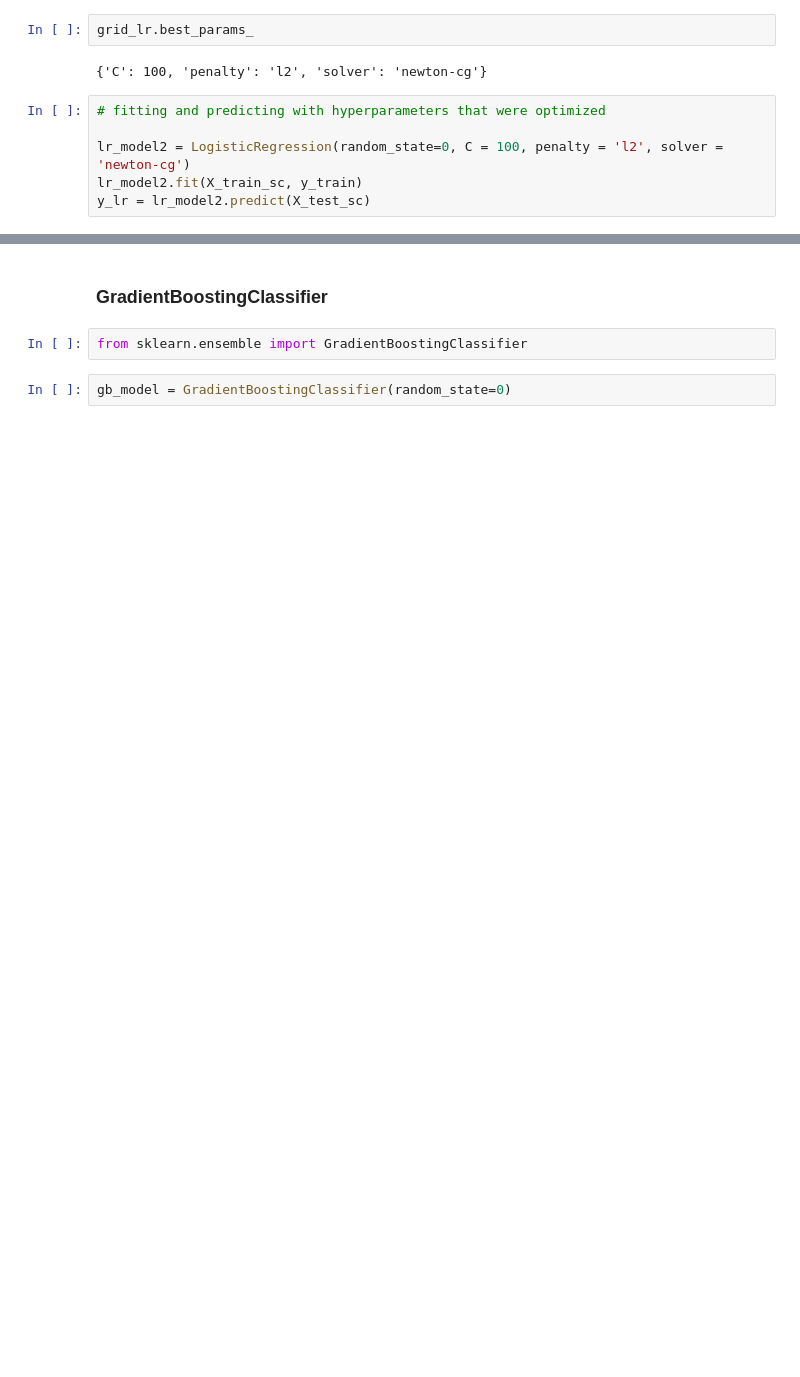
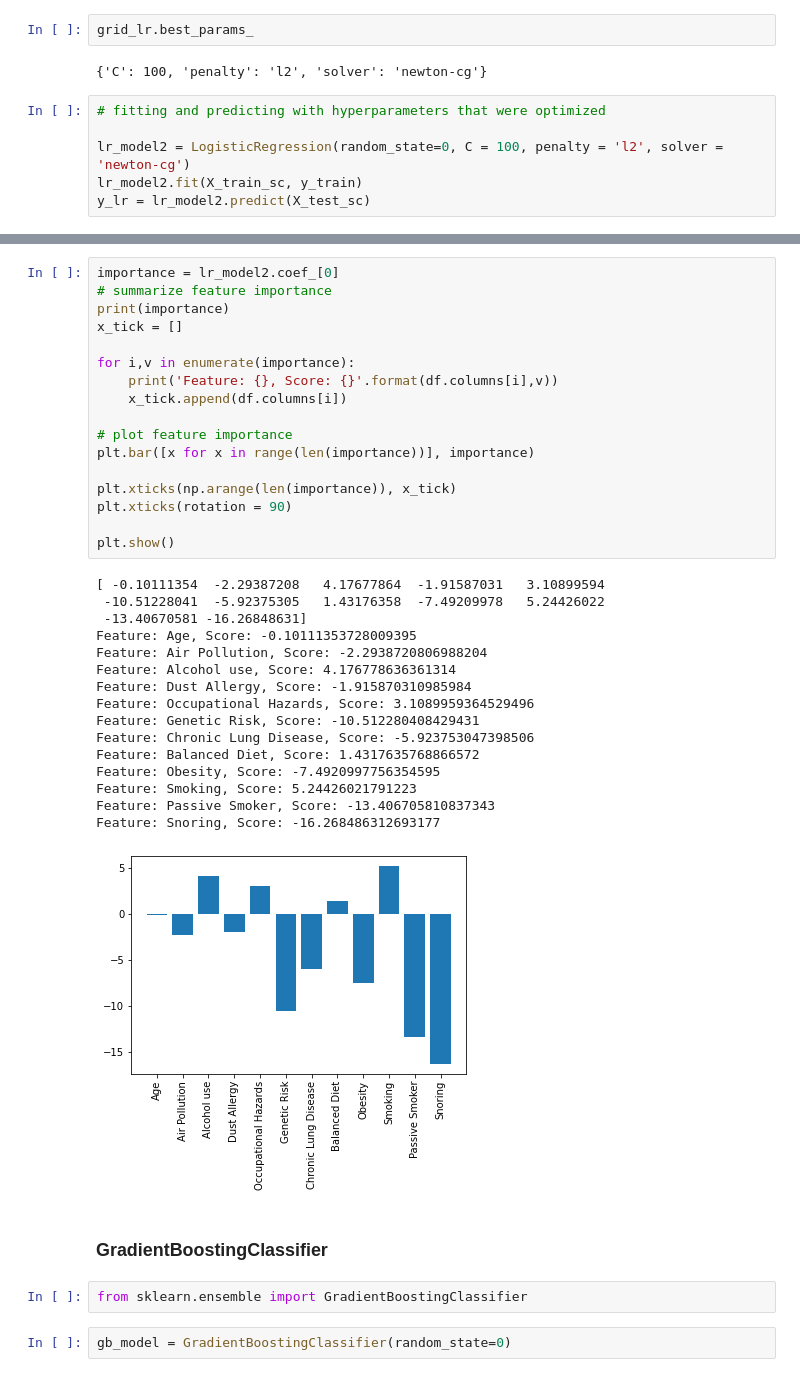
Before and after one commit to joontaka/Springboard, a Jupyter notebook: Assignments/CapstoneTwo/CapstoneTwo-Part4-Modeling.ipynb, the cells around one changed output, grey strips where cells are left out. Saved outputs shown, nothing was run; the diff lists cells and outputs as text; blank space fills up the shorter version.

```diff
--- a/Assignments/CapstoneTwo/CapstoneTwo-Part4-Modeling.ipynb
+++ b/Assignments/CapstoneTwo/CapstoneTwo-Part4-Modeling.ipynb
@@ -229,3 +249,37 @@ weighted avg       1.00      1.00      1.00       200
+# %%
+importance = lr_model2.coef_[0]
+# summarize feature importance
+print(importance)
+x_tick = []
+
+for i,v in enumerate(importance):
+	print('Feature: {}, Score: {}'.format(df.columns[i],v))
+	x_tick.append(df.columns[i])
+
+# plot feature importance
+plt.bar([x for x in range(len(importance))], importance)
+
+plt.xticks(np.arange(len(importance)), x_tick)
+plt.xticks(rotation = 90)
+
+plt.show()
+# %% [output]
+[ -0.10111354  -2.29387208   4.17677864  -1.91587031   3.10899594
+ -10.51228041  -5.92375305   1.43176358  -7.49209978   5.24426022
+ -13.40670581 -16.26848631]
+Feature: Age, Score: -0.10111353728009395
+Feature: Air Pollution, Score: -2.2938720806988204
+Feature: Alcohol use, Score: 4.176778636361314
+Feature: Dust Allergy, Score: -1.915870310985984
+Feature: Occupational Hazards, Score: 3.1089959364529496
+Feature: Genetic Risk, Score: -10.512280408429431
+Feature: Chronic Lung Disease, Score: -5.923753047398506
+Feature: Balanced Diet, Score: 1.4317635768866572
+Feature: Obesity, Score: -7.4920997756354595
+Feature: Smoking, Score: 5.24426021791223
+Feature: Passive Smoker, Score: -13.406705810837343
+Feature: Snoring, Score: -16.268486312693177
+[figure, added]
 # %% [markdown]
 ### GradientBoostingClassifier
 # %%
```
Also changed, not shown: parts of 28 cells of this notebook.
